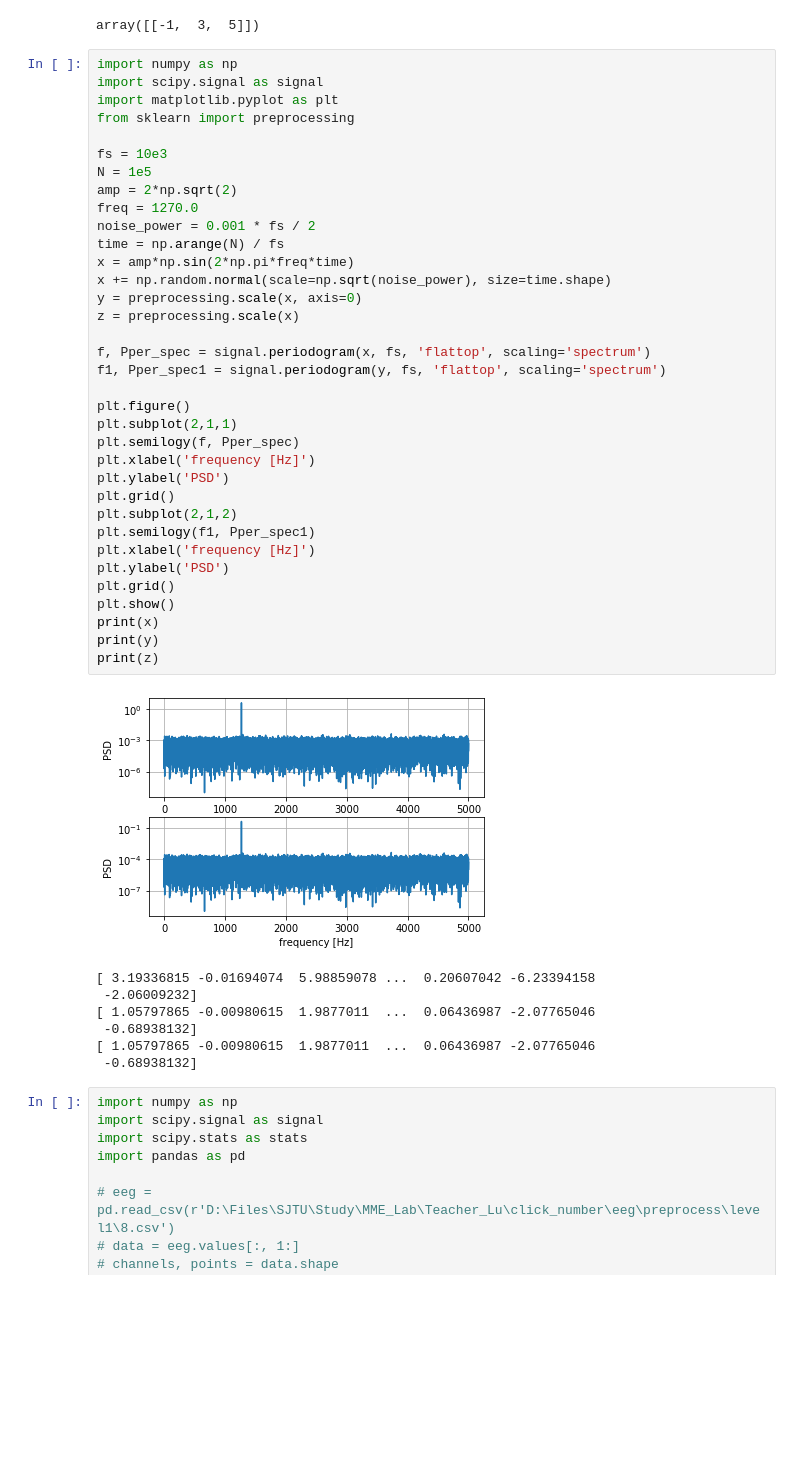
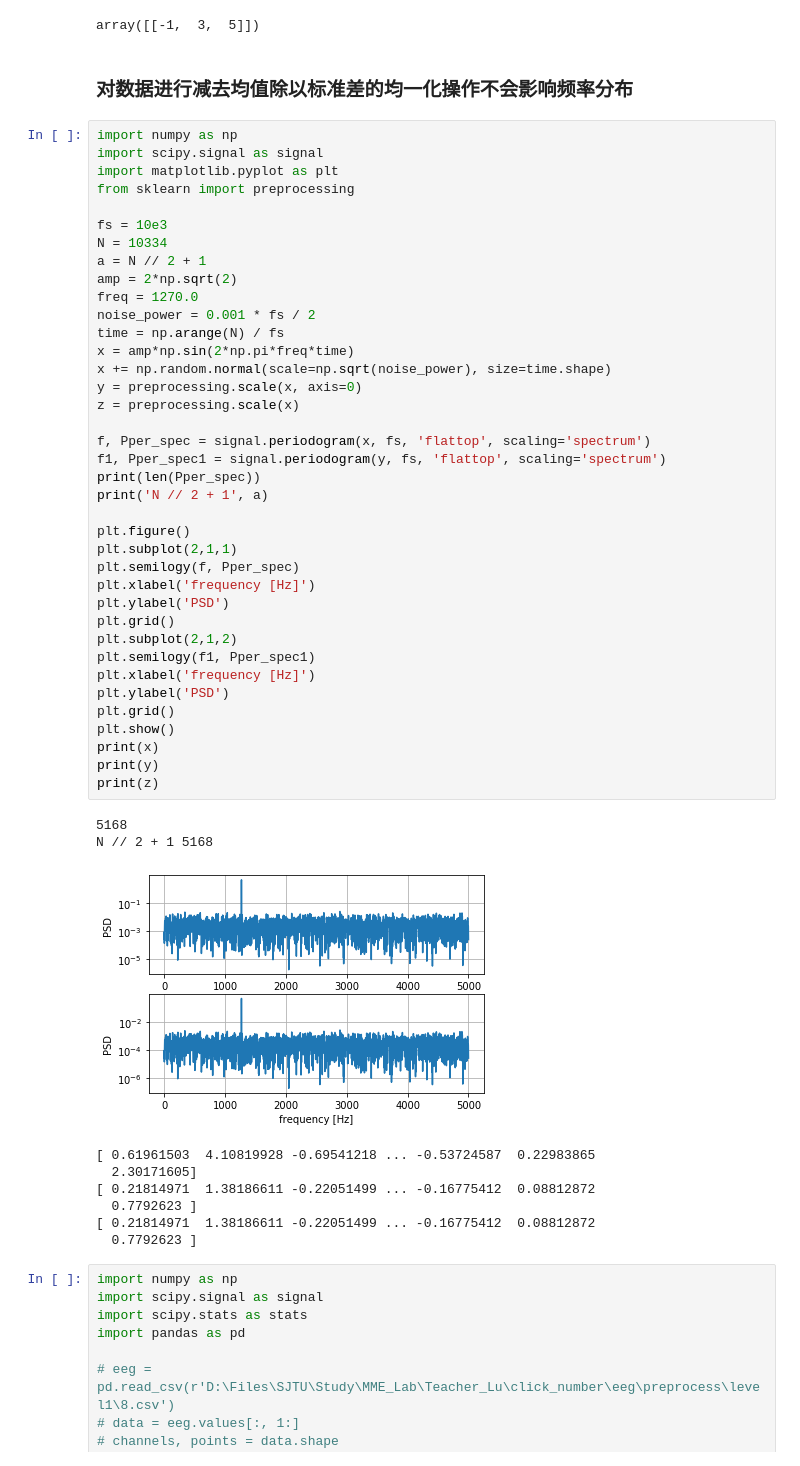
Before and after one commit to sheep9159/click_number, a Jupyter notebook: Untitled.ipynb, the cells around one changed output. Saved outputs shown, nothing was run; the diff lists cells and outputs as text; blank space fills up the shorter version.

```diff
--- a/Untitled.ipynb
+++ b/Untitled.ipynb
@@ -289,6 +289,8 @@ a = np.array([-1, 3, 5])
 a[np.newaxis,:]
 # %% [output]
 array([[-1,  3,  5]])
+# %% [markdown]
+### 对数据进行减去均值除以标准差的均一化操作不会影响频率分布
 # %%
 import numpy as np
 import scipy.signal as signal
@@ -296,42 +298,47 @@ import matplotlib.pyplot as plt
 from sklearn import preprocessing
 
 fs = 10e3
-N = 1e5
+N = 10334
+a = N // 2 + 1
 amp = 2*np.sqrt(2)
 freq = 1270.0
 noise_power = 0.001 * fs / 2
 time = np.arange(N) / fs
 x = amp*np.sin(2*np.pi*freq*time)
 x += np.random.normal(scale=np.sqrt(noise_power), size=time.shape)
 y = preprocessing.scale(x, axis=0)
 z = preprocessing.scale(x)
 
 f, Pper_spec = signal.periodogram(x, fs, 'flattop', scaling='spectrum')
 f1, Pper_spec1 = signal.periodogram(y, fs, 'flattop', scaling='spectrum')
+print(len(Pper_spec))
+print('N // 2 + 1', a)
 
 plt.figure()
 plt.subplot(2,1,1)
 plt.semilogy(f, Pper_spec)
 plt.xlabel('frequency [Hz]')
 plt.ylabel('PSD')
 plt.grid()
 plt.subplot(2,1,2)
 plt.semilogy(f1, Pper_spec1)
 plt.xlabel('frequency [Hz]')
 plt.ylabel('PSD')
 plt.grid()
 plt.show()
 print(x)
 print(y)
 print(z)
 # %% [output]
+5168
+N // 2 + 1 5168
-[figure, old version]
+[figure, new version]
-[ 3.19336815 -0.01694074  5.98859078 ...  0.20607042 -6.23394158
- -2.06009232]
-[ 1.05797865 -0.00980615  1.9877011  ...  0.06436987 -2.07765046
- -0.68938132]
-[ 1.05797865 -0.00980615  1.9877011  ...  0.06436987 -2.07765046
- -0.68938132]
+[ 0.61961503  4.10819928 -0.69541218 ... -0.53724587  0.22983865
+  2.30171605]
+[ 0.21814971  1.38186611 -0.22051499 ... -0.16775412  0.08812872
+  0.7792623 ]
+[ 0.21814971  1.38186611 -0.22051499 ... -0.16775412  0.08812872
+  0.7792623 ]
 # %%
 import numpy as np
 import scipy.signal as signal
```
Also changed, not shown: parts of 10 cells of this notebook, 8 other files.
